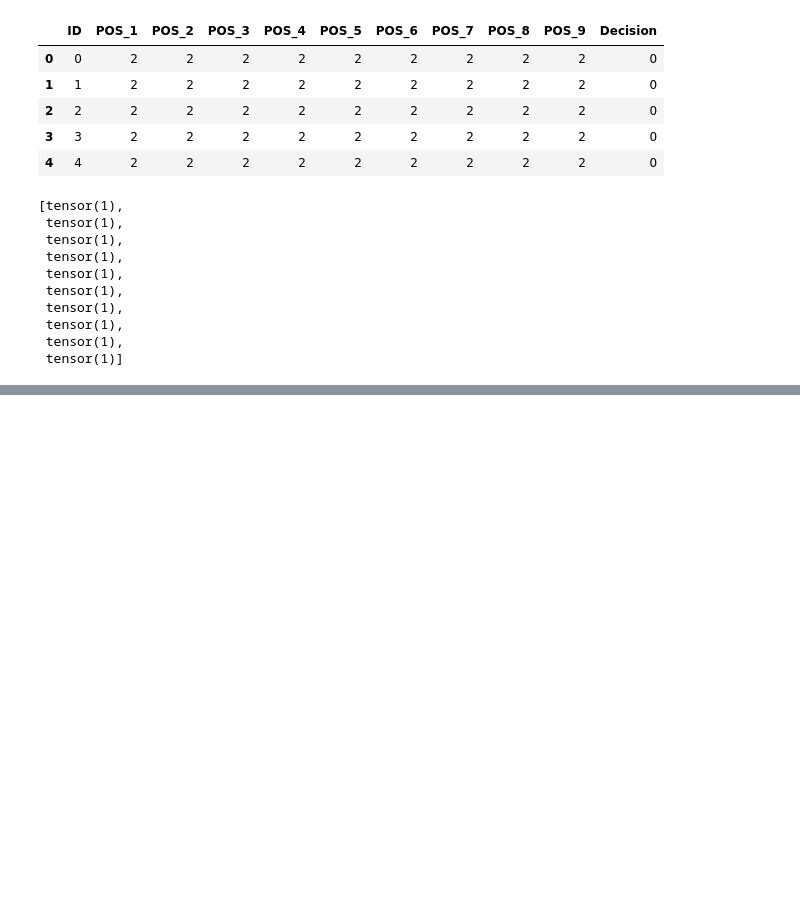
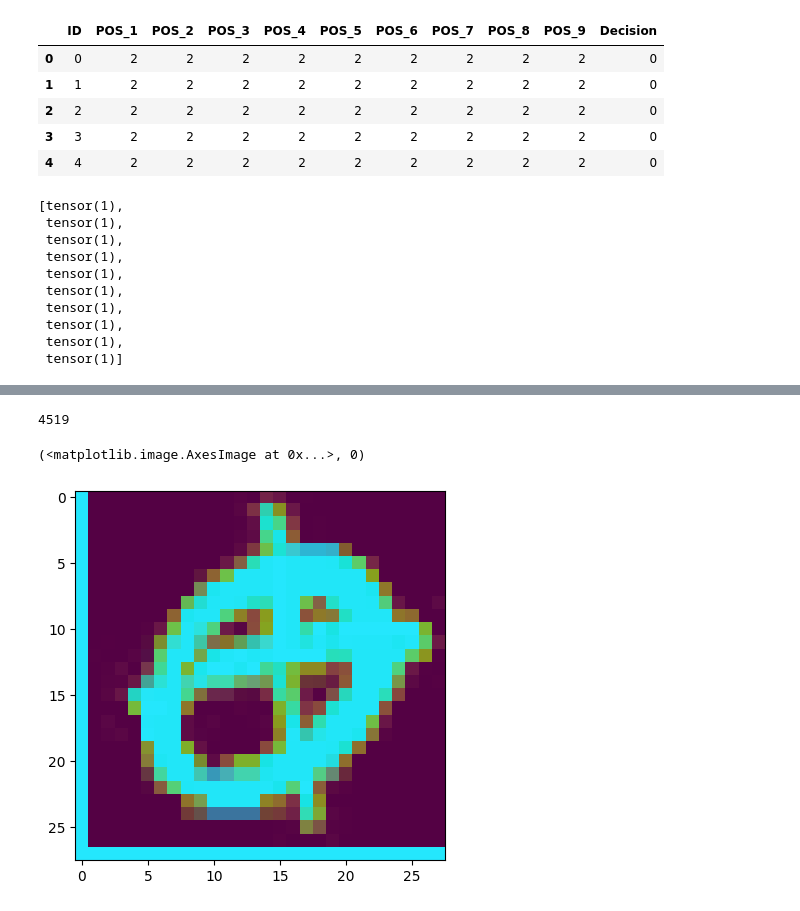
Before and after one commit to AaSiKu/ICG-Projects---SWORTex, a Jupyter notebook: Work.ipynb, the cells around one changed output, grey strips where cells are left out. Cells and saved outputs as stored; diff of their text form; code cells hidden in the pictures; blank space fills up the shorter version.

```diff
--- a/Work.ipynb
+++ b/Work.ipynb
@@ -327,7 +328,7 @@ plt.axis(False)
 model_2 = model = Model_for_checking_0orX(input_shape=3,
     hidden_units=100,
     output_shape=len(train_data.classes))
-model_2.load_state_dict(torch.load(f="Model_1.pth"))
+model.load_state_dict(torch.load(f="Model_1.pth"))
 # %% [output]
 <All keys matched successfully>
 # %% [markdown]
@@ -750,0 +813,11 @@ predictions[:10]
+# %%
+items[-1]
+# %% [output]
+4519
+# %%
+img = imagelist_test[0][1]
+# img_permute = img.permute(1, 2, 0)
+plt.imshow(img),items[0]
+# %% [output]
+(<matplotlib.image.AxesImage at 0x...>, 0)
+[figure, added]
```
Also changed, not shown: parts of 25 cells of this notebook, 1 other file.
